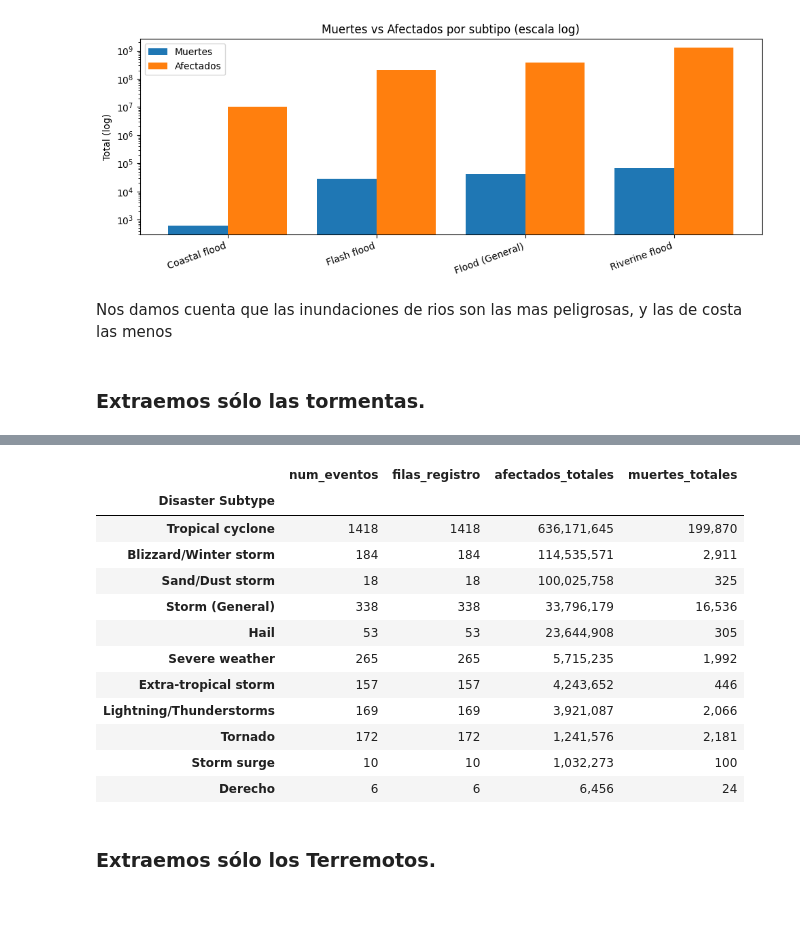
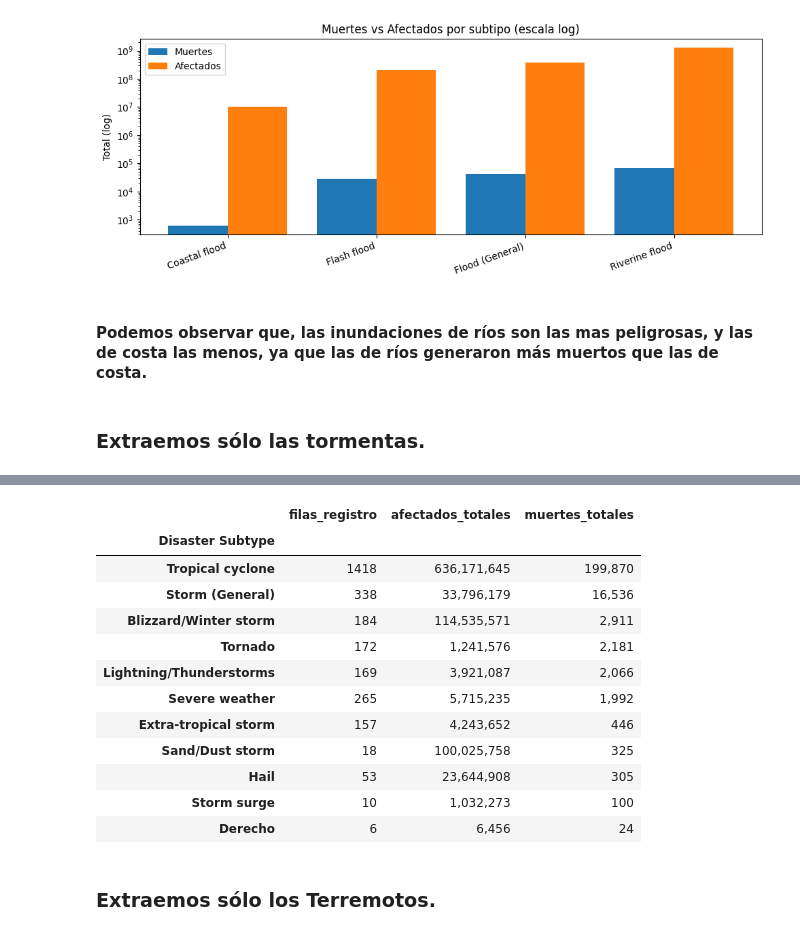
Before and after one commit to soto-amalia/desastres, a Jupyter notebook: prueba2.ipynb, the cells around one changed output, grey strips where cells are left out. Drawn from its saved outputs; the diff is of its cells as text; code cells hidden in the pictures; blank space fills up the shorter version.

```diff
--- a/prueba2.ipynb
+++ b/prueba2.ipynb
@@ -205,3 +207,31 @@ plt.show()
+# %%
+pd.options.display.float_format = '{:,.0f}'.format
+
+stats_presupuesto = (
+    paises_confiables("Country")
+    .agg(
+        contribution=("DisNo.AID Contribution ('000 US$), mean" ),
+        danio_promedio_musd=("Total Damage, Adjusted ('000 US$), mean"),
+        reconstruction_costs=("Reconstruction Costs, Adjusted ('000 US$),mean")
+    )
+
+    .fillna(0)
+)
+
+# Convertir de miles a millones de doalres
+stats_presupuesto["contribution"]= stats_presupuesto["contribution_kusd"] / 1000
+stats_presupuesto["danio_total_musd"] = stats_danio["danio_total_kusd"] / 1000
+stats_presupuesto[""]
+stats_presupuesto["danio_promedio_musd"] = stats_danio["danio_promedio_kusd"] / 1000
+
+
+# Dejar solo columnas en millones de usd
+stats_danio = (
+    stats_danio.drop(columns=["danio_total_kusd", "danio_promedio_kusd"])
+              .sort_values("danio_total_musd", ascending=False)
+)
+
+stats_presupuesto
 # %%
 df_naturales
 stats_por_tipo = (
@@ -445,8 +486,8 @@ plt.tight_layout()
 plt.show()
 # %% [output]
 [figure]
-# %% [markdown]
-Nos damos cuenta que las inundaciones de rios son las mas peligrosas, y las de costa las menos
+# %% [markdown]
+#### Podemos observar que, las inundaciones de ríos son las mas peligrosas, y las de costa las menos, ya que las de ríos generaron más muertos que las de costa.
 # %% [markdown]
 ### Extraemos sólo las tormentas.
 # %%
@@ -462,35 +503,33 @@ df_tormenta.head()
 # %%
 
 
 pd.options.display.float_format = '{:,.0f}'.format
 
-stats_tormenta_subtipos = (
+stats_tormenta_subtipos = ( #en esta variabel guardamos datos que escogemos de naturales de tormenta
     df_tormenta.groupby("Disaster Subtype")
-    .agg(
-        num_eventos=("DisNo.", "nunique"),
+    .agg( # agregar las columnas que necesitamos
         filas_registro=("DisNo.", "size"),
         afectados_totales=("Total Affected", "sum"),
         muertes_totales=("Total Deaths", "sum"),
     )
-    .fillna(0)
-    .sort_values("afectados_totales", ascending=False)
+    .sort_values("muertes_totales", ascending=False) # sort organizamos por afectados
 )
 
 stats_tormenta_subtipos
 # %% [output]
-|  | num_eventos | filas_registro | afectados_totales | muertes_totales |
-| Disaster Subtype |  |  |  |  |
-| Tropical cyclone | 1418 | 1418 | 636,171,645 | 199,870 |
-| Blizzard/Winter storm | 184 | 184 | 114,535,571 | 2,911 |
-| Sand/Dust storm | 18 | 18 | 100,025,758 | 325 |
-| Storm (General) | 338 | 338 | 33,796,179 | 16,536 |
-| Hail | 53 | 53 | 23,644,908 | 305 |
-| Severe weather | 265 | 265 | 5,715,235 | 1,992 |
-| Extra-tropical storm | 157 | 157 | 4,243,652 | 446 |
-| Lightning/Thunderstorms | 169 | 169 | 3,921,087 | 2,066 |
-| Tornado | 172 | 172 | 1,241,576 | 2,181 |
-| Storm surge | 10 | 10 | 1,032,273 | 100 |
-| Derecho | 6 | 6 | 6,456 | 24 |
+|  | filas_registro | afectados_totales | muertes_totales |
+| Disaster Subtype |  |  |  |
+| Tropical cyclone | 1418 | 636,171,645 | 199,870 |
+| Storm (General) | 338 | 33,796,179 | 16,536 |
+| Blizzard/Winter storm | 184 | 114,535,571 | 2,911 |
+| Tornado | 172 | 1,241,576 | 2,181 |
+| Lightning/Thunderstorms | 169 | 3,921,087 | 2,066 |
+| Severe weather | 265 | 5,715,235 | 1,992 |
+| Extra-tropical storm | 157 | 4,243,652 | 446 |
+| Sand/Dust storm | 18 | 100,025,758 | 325 |
+| Hail | 53 | 23,644,908 | 305 |
+| Storm surge | 10 | 1,032,273 | 100 |
+| Derecho | 6 | 6,456 | 24 |
 # %% [markdown]
 ### Extraemos sólo los Terremotos.
 # %%
```
Also changed, not shown: parts of 15 cells of this notebook, 2 other files.
